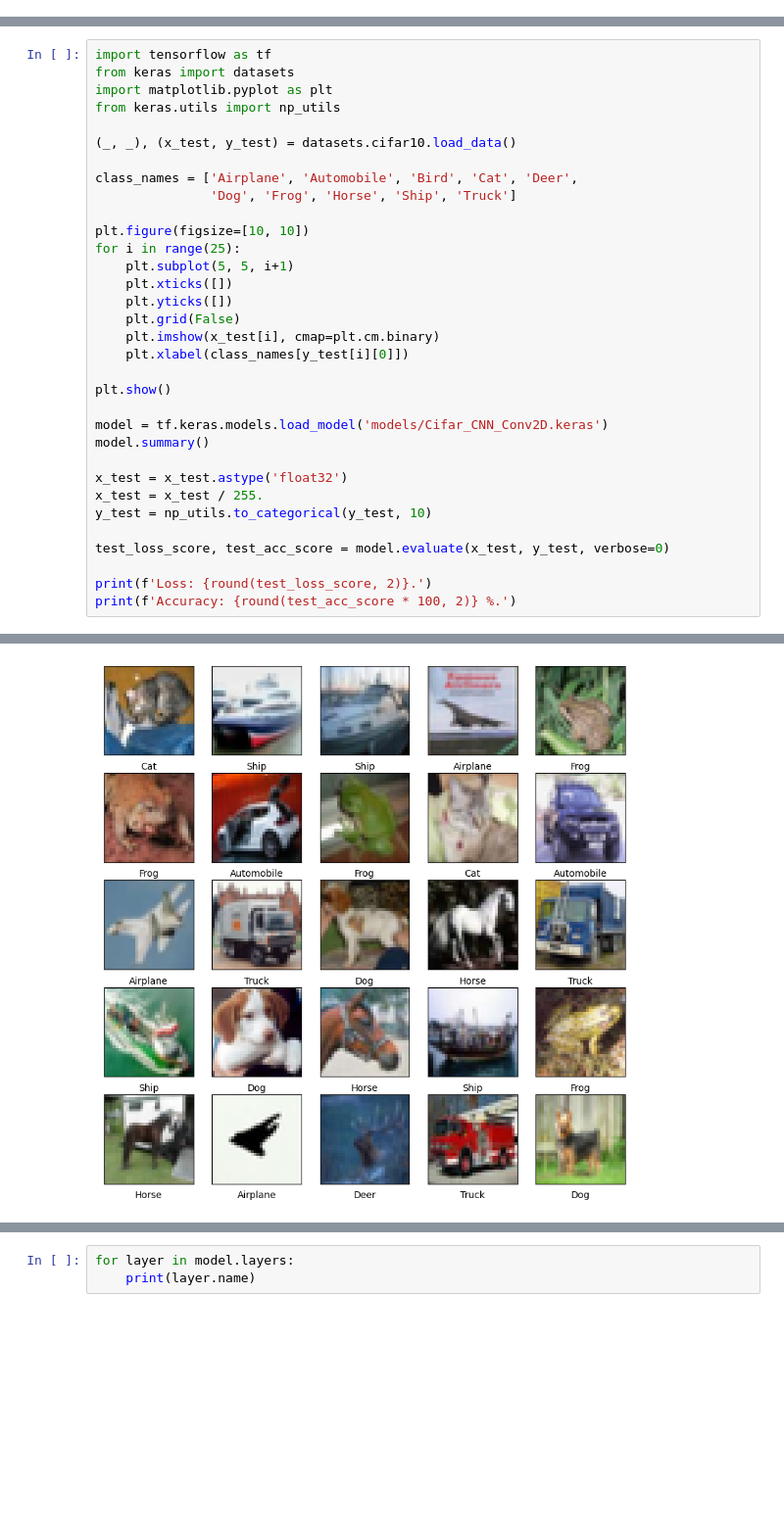
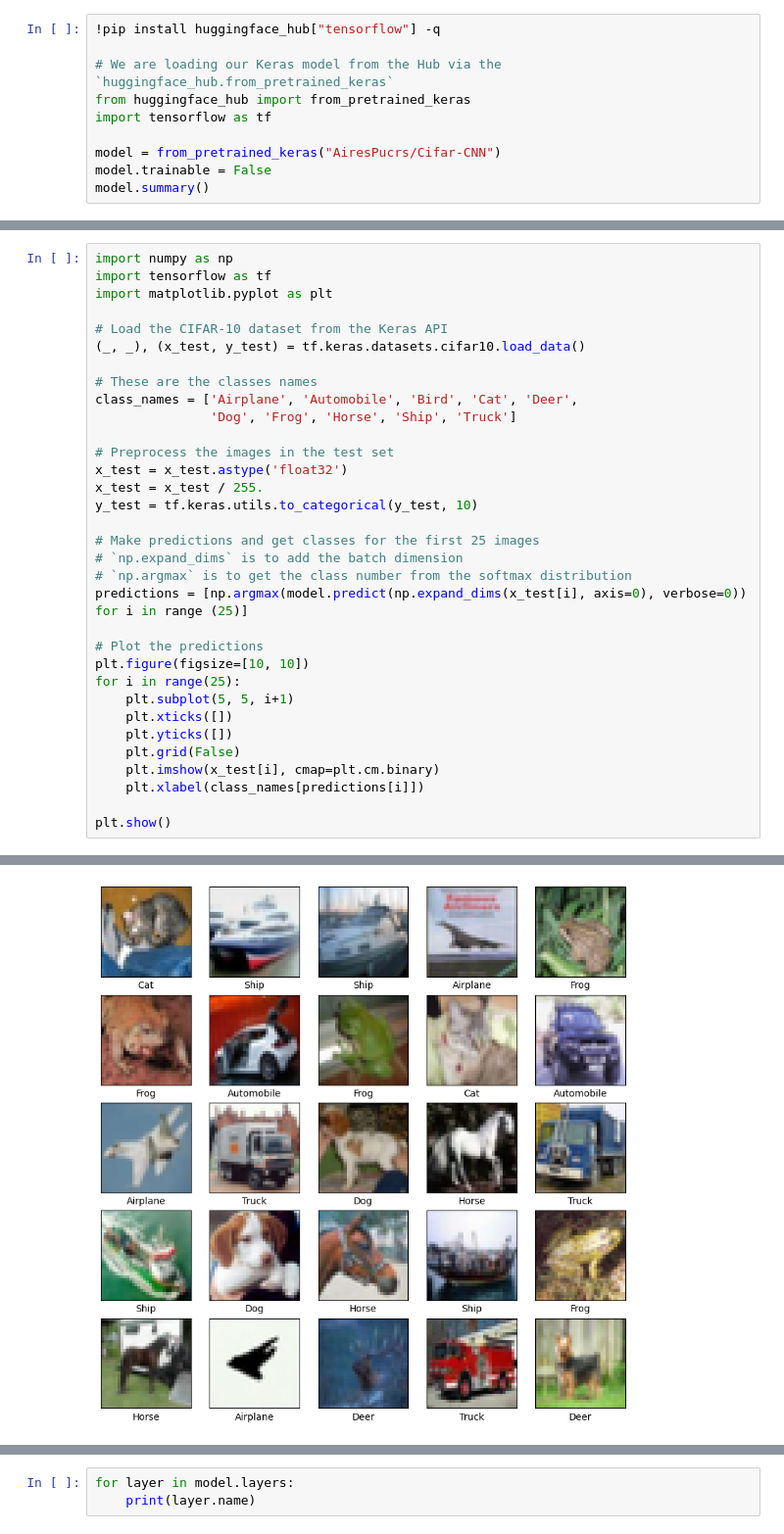
Before and after one commit to Nkluge-correa/TeenyTinyCastle, a Jupyter notebook: ML-Explainability/CV/CNN_attribution_maps.ipynb, the cells around one changed output, grey strips where cells are left out. Shown at 98% size. Saved outputs shown, nothing was run; the diff lists cells and outputs as text; blank space fills up the shorter version.

```diff
--- a/ML-Explainability/CV/CNN_attribution_maps.ipynb
+++ b/ML-Explainability/CV/CNN_attribution_maps.ipynb
@@ -28,0 +23,10 @@ If you do not want to train the model, you can load the trained version in the c
+# %%
+!pip install huggingface_hub["tensorflow"] -q
+
+# We are loading our Keras model from the Hub via the `huggingface_hub.from_pretrained_keras`
+from huggingface_hub import from_pretrained_keras
+import tensorflow as tf
+
+model = from_pretrained_keras("AiresPucrs/Cifar-CNN")
+model.trainable = False
+model.summary()
@@ -29,14 +59,26 @@ If you do not want to train the model, you can load the trained version in the c
 # %%
+import numpy as np
 import tensorflow as tf
-from keras import datasets
 import matplotlib.pyplot as plt
-from keras.utils import np_utils
 
-(_, _), (x_test, y_test) = datasets.cifar10.load_data()
+# Load the CIFAR-10 dataset from the Keras API
+(_, _), (x_test, y_test) = tf.keras.datasets.cifar10.load_data()
 
+# These are the classes names
 class_names = ['Airplane', 'Automobile', 'Bird', 'Cat', 'Deer',
                'Dog', 'Frog', 'Horse', 'Ship', 'Truck']
 
+# Preprocess the images in the test set
+x_test = x_test.astype('float32')
+x_test = x_test / 255.
+y_test = tf.keras.utils.to_categorical(y_test, 10)
+
+# Make predictions and get classes for the first 25 images
+# `np.expand_dims` is to add the batch dimension
+# `np.argmax` is to get the class number from the softmax distribution
+predictions = [np.argmax(model.predict(np.expand_dims(x_test[i], axis=0), verbose=0)) for i in range (25)]
+
+# Plot the predictions
 plt.figure(figsize=[10, 10])
 for i in range(25):
     plt.subplot(5, 5, i+1)
@@ -44,19 +86,7 @@ for i in range(25):
     plt.yticks([])
     plt.grid(False)
     plt.imshow(x_test[i], cmap=plt.cm.binary)
-    plt.xlabel(class_names[y_test[i][0]])
+    plt.xlabel(class_names[predictions[i]])
 
 plt.show()
-
-model = tf.keras.models.load_model('models/Cifar_CNN_Conv2D.keras')
-model.summary()
-
-x_test = x_test.astype('float32')
-x_test = x_test / 255.
-y_test = np_utils.to_categorical(y_test, 10)
-
-test_loss_score, test_acc_score = model.evaluate(x_test, y_test, verbose=0)
-
-print(f'Loss: {round(test_loss_score, 2)}.')
-print(f'Accuracy: {round(test_acc_score * 100, 2)} %.')
 # %% [output]
@@ -63 +95 @@ print(f'Accuracy: {round(test_acc_score * 100, 2)} %.')
-[figure, old version]
+[figure, new version]
```
Also changed, not shown: parts of 20 cells of this notebook, 2 other files.
